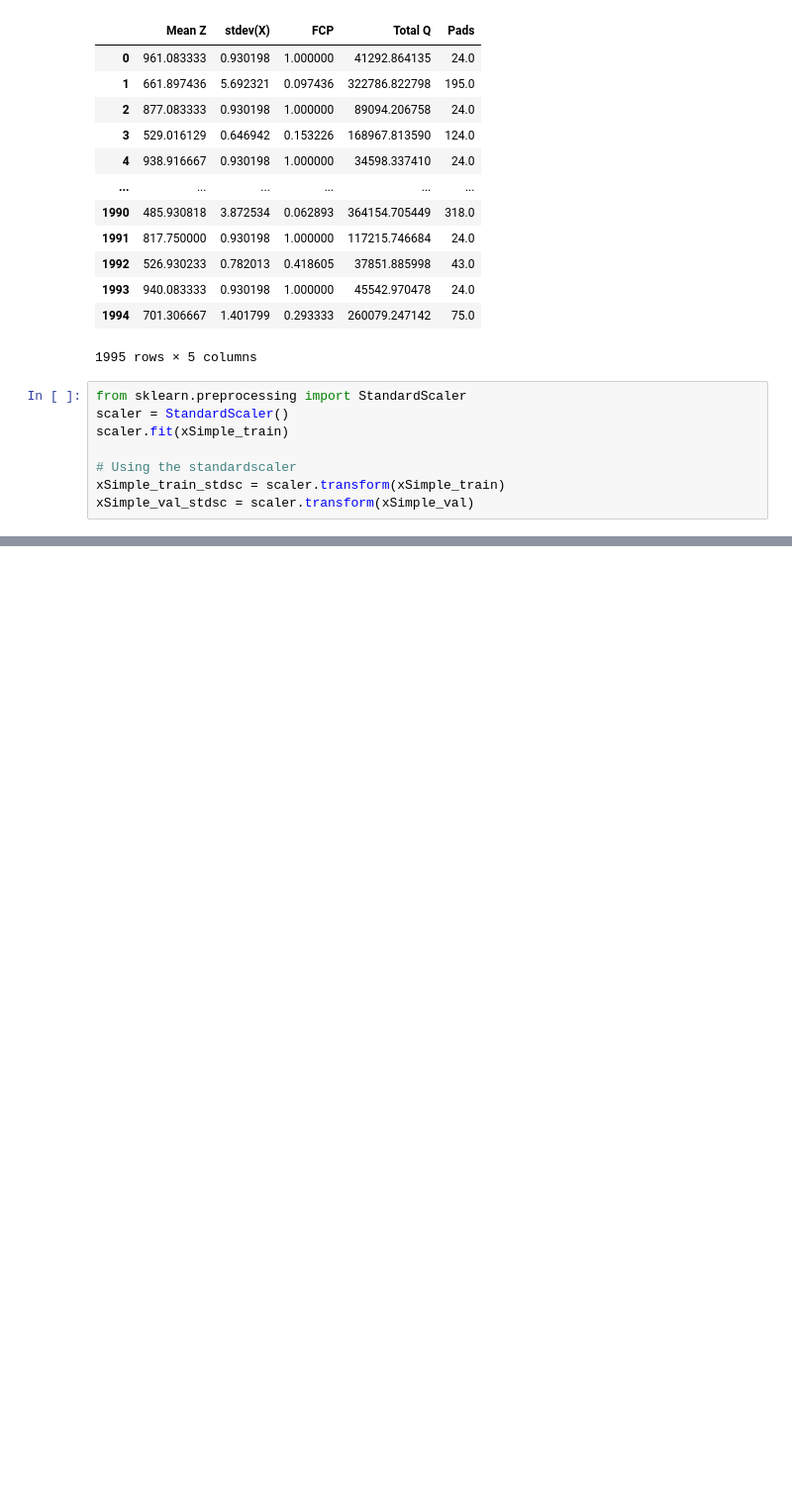
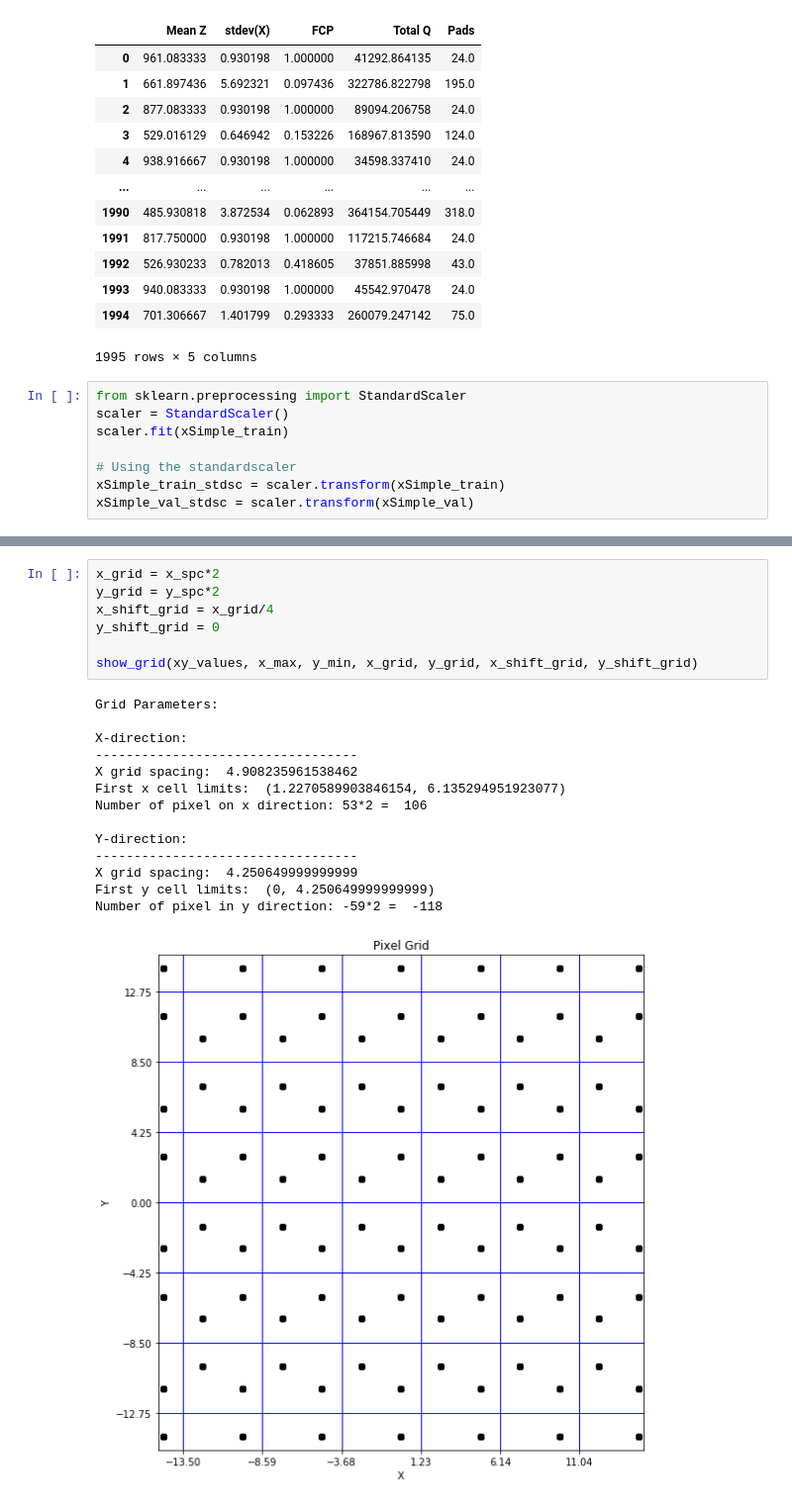
Before and after one commit to fracassetti-stf/AT-TPC_MLProject, a Jupyter notebook: CNN.ipynb, the cells around one changed output, grey strips where cells are left out. Shown at 99% size. Cells and saved outputs as stored; diff of their text form; blank space fills up the shorter version.

```diff
--- a/CNN.ipynb
+++ b/CNN.ipynb
@@ -411,0 +328,22 @@ history = my_model.fit(images_train,
+# %%
+x_grid = x_spc*2
+y_grid = y_spc*2
+x_shift_grid = x_grid/4
+y_shift_grid = 0
+
+show_grid(xy_values, x_max, y_min, x_grid, y_grid, x_shift_grid, y_shift_grid)
+# %% [output]
+Grid Parameters:
+
+X-direction:
+----------------------------------
+X grid spacing:  4.908235961538462
+First x cell limits:  (1.2270589903846154, 6.135294951923077)
+Number of pixel on x direction: 53*2 =  106
+
+Y-direction:
+----------------------------------
+X grid spacing:  4.250649999999999
+First y cell limits:  (0, 4.250649999999999)
+Number of pixel in y direction: -59*2 =  -118
+[figure, added]
```
Also changed, not shown: parts of 66 cells of this notebook, 1 other file.
